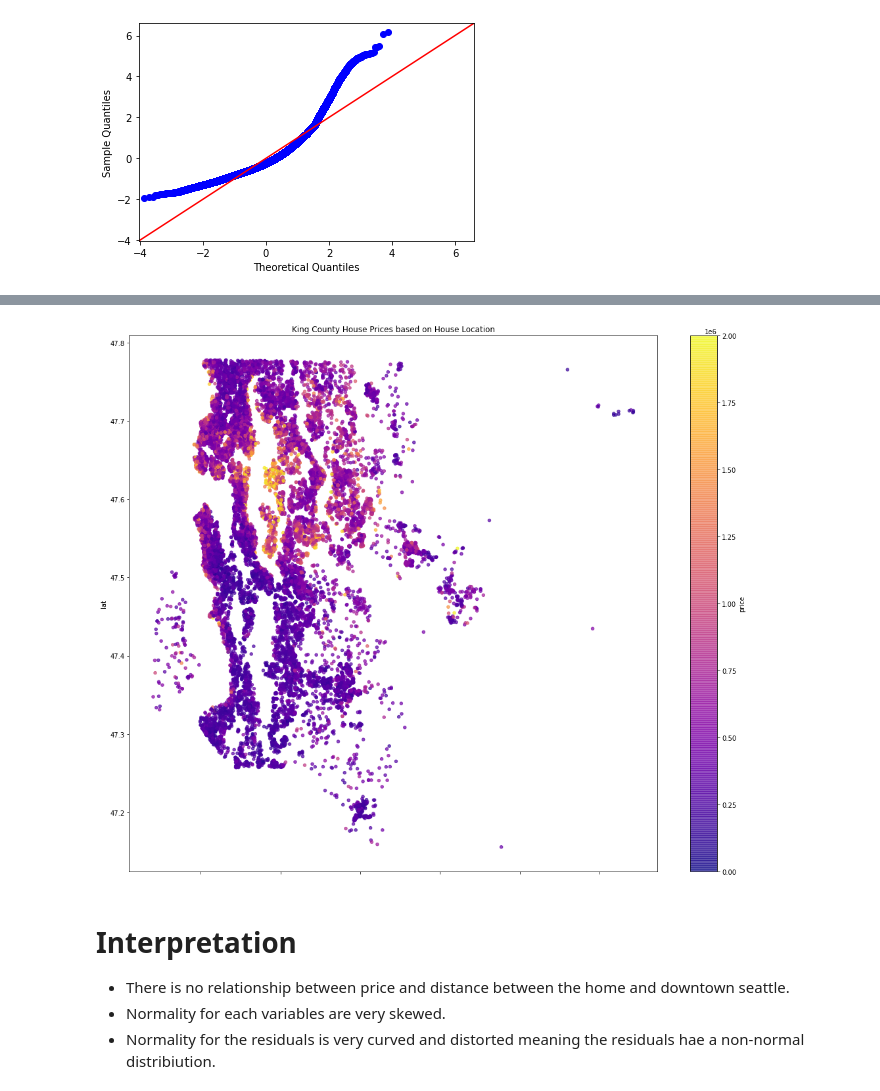
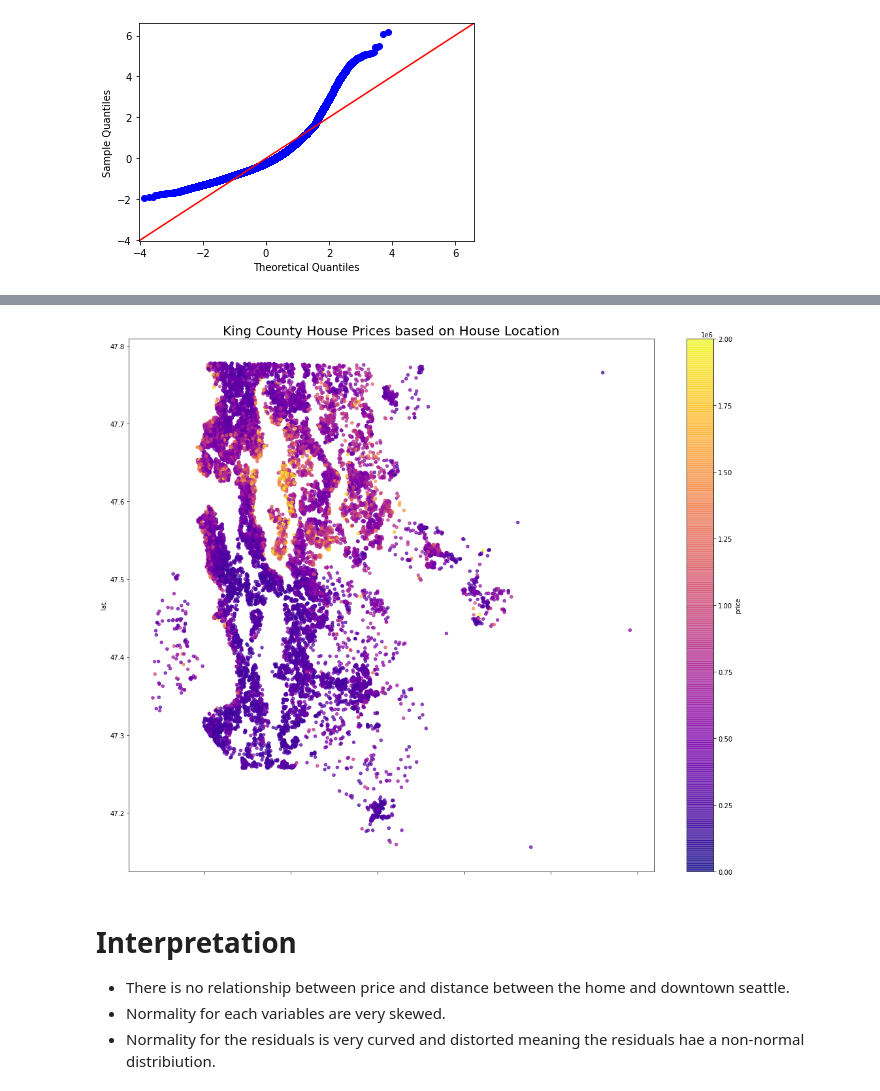
Before and after one commit to ttam37/dsc-mod-2-project-v2-1-onl01-dtsc-ft-052620, a Jupyter notebook: EDA Question 1.ipynb, the cells around one changed output, grey strips where cells are left out. Cells and saved outputs as stored; diff of their text form; code cells hidden in the pictures.

```diff
--- a/EDA Question 1.ipynb
+++ b/EDA Question 1.ipynb
@@ -16,4 +16,6 @@ warnings.filterwarnings('ignore')
 ## 1. Import Cleaned Data
 # %%
 data = pd.read_csv('csv_files/added_features_data.csv',index_col=0)
-cleaned_data = data
+dummy_data = pd.read_csv('csv_files/preprocessed_dummy_data.csv',index_col=0)
+
+final_data = pd.concat([data,dummy_data],axis=1)
@@ -49,6 +22,6 @@ data.head()
 # %%
 # dataframe for latitude and longitude for each house, and price
-df_house_location = data[['price','lat','long']]
+df_house_location = final_data[['price','lat','long','city']]
 
 df_house_location.head()
 # %% [output]
@@ -71,7 +44,7 @@ from haversine import haversine, Unit
 downtown_seattle_location = (47.608013, -122.335167)
 
 # latitude and longitude of each house in the cleaned dataset
-house_location = list(zip(data['lat'],data['long']))
+house_location = list(zip(df_house_location['lat'],df_house_location['long']))
 
 # calculate distance in miles between each house and downtown seattle
 distance = pd.DataFrame({'distance':[round(haversine(downtown_seattle_location, house, unit='mi'),2)
@@ -86,6 +59,6 @@ distance.head()
 | 4 | 7.92 |
 # %%
 # concat house and distance into one dataframe
-house_distance = pd.concat([df_house_location, distance],axis=1)
+house_distance = pd.concat([df_house_location, distance],axis=1).dropna()
 house_distance.head()
 # %% [output]
@@ -184,11 +155,11 @@ house_distance
 # %%
 ax = house_distance.plot.scatter('long','lat',c='price',alpha=0.7,figsize=(18,15),vmin = 0, vmax=2000000,
                                  cmap='plasma')
-plt.title('King County House Prices based on House Location')
+plt.title('King County House Prices based on House Location',fontsize=20)
 plt.savefig('images/EDA_1.png')
 plt.show();
 # %% [output]
-[figure, old version]
+[figure, new version]
 # %% [markdown]
 # Interpretation
 
```
Also changed, not shown: parts of 12 cells of this notebook, 20 other files.
